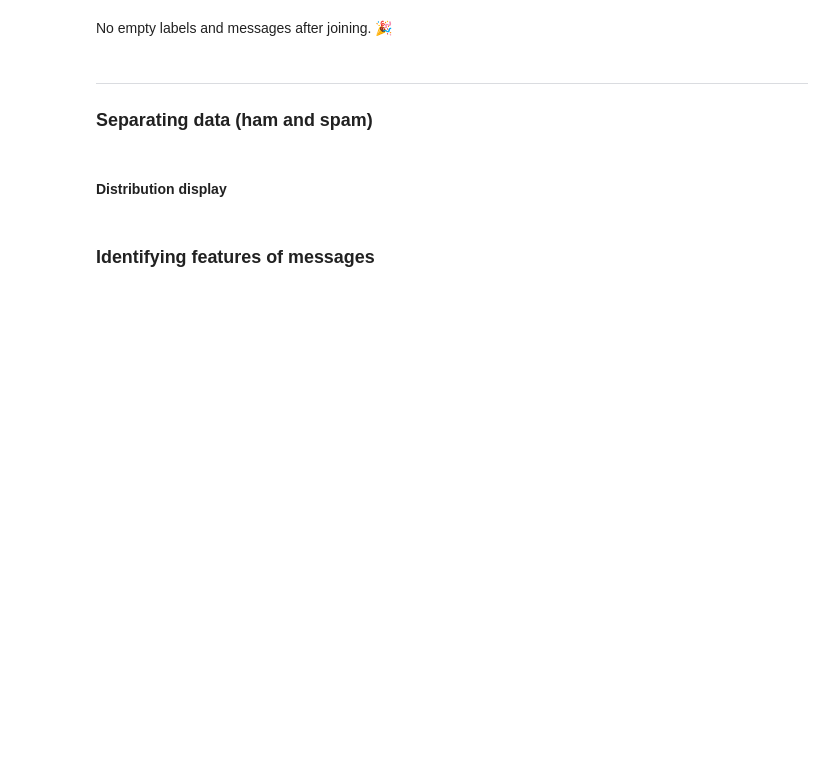
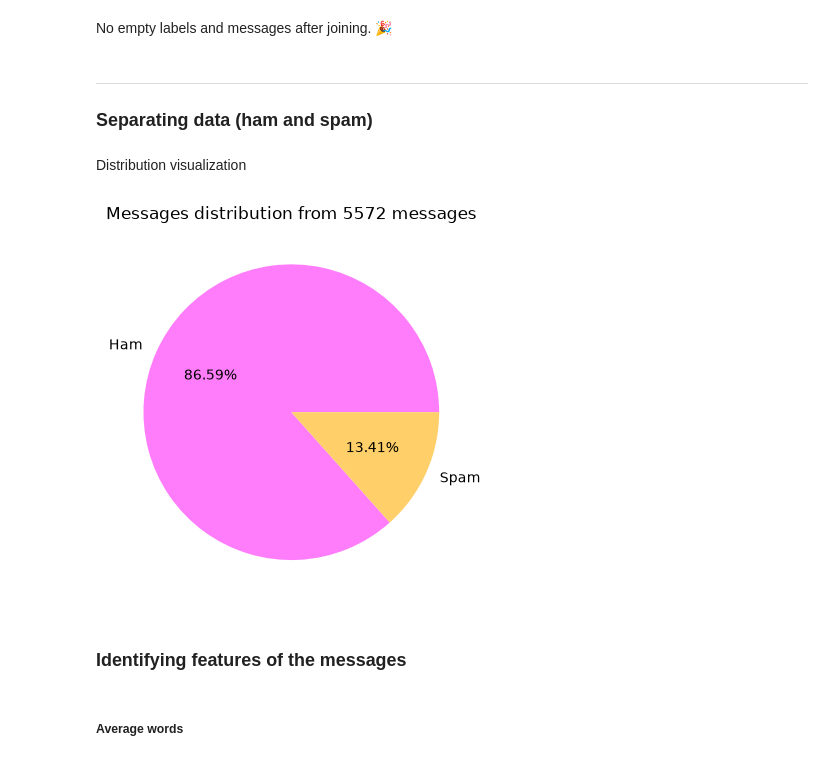
Before and after one commit to Blauenn/bu-cs207-spam-messages-identification, a Jupyter notebook: main.ipynb, the cells around one changed output. Saved outputs shown, nothing was run; the diff lists cells and outputs as text; code cells hidden in the pictures; blank space fills up the shorter version.

Commit message:
Average/measures of central tendency

```diff
--- a/main.ipynb
+++ b/main.ipynb
@@ -5,10 +5,13 @@ Imports
 # %%
 import sys
 import numpy
+
 import matplotlib.pyplot as plt
+colors_ham_spam = ["#ff7dfb", "#ffcf69"]
+
 import sklearn
-
 import random
+import statistics
 
 import csv
 # %% [markdown]
@@ -120,21 +145,25 @@ for row in joined_data[1:]:
   elif row[0] == "spam":
     spam.append(row)
 # %% [markdown]
-#### Distribution display
+Distribution visualization
 # %%
 labels = ["Ham", "Spam"]
 counts = [len(ham), len(spam)]
-colors = ["#ff7dfb", "#ffcf69"]
+all_messages = sum(counts)
 
-plt.title("Ham and spam distribution")
+plt.title(f"Messages distribution from {all_messages} messages")
 plt.pie(
   counts,
   labels=labels,
-  colors=colors,
+  colors=colors_ham_spam,
   autopct="%1.2f%%")
 plt.show()
+# %% [output]
+[figure, added]
 # %% [markdown]
-### Identifying features of messages
+### **Identifying features of the messages**
+# %% [markdown]
+##### **Average words**
 # %%
 ham_word_counts = []
 spam_word_counts = []
```
Also changed, not shown: parts of 19 cells of this notebook, 1 other file.
